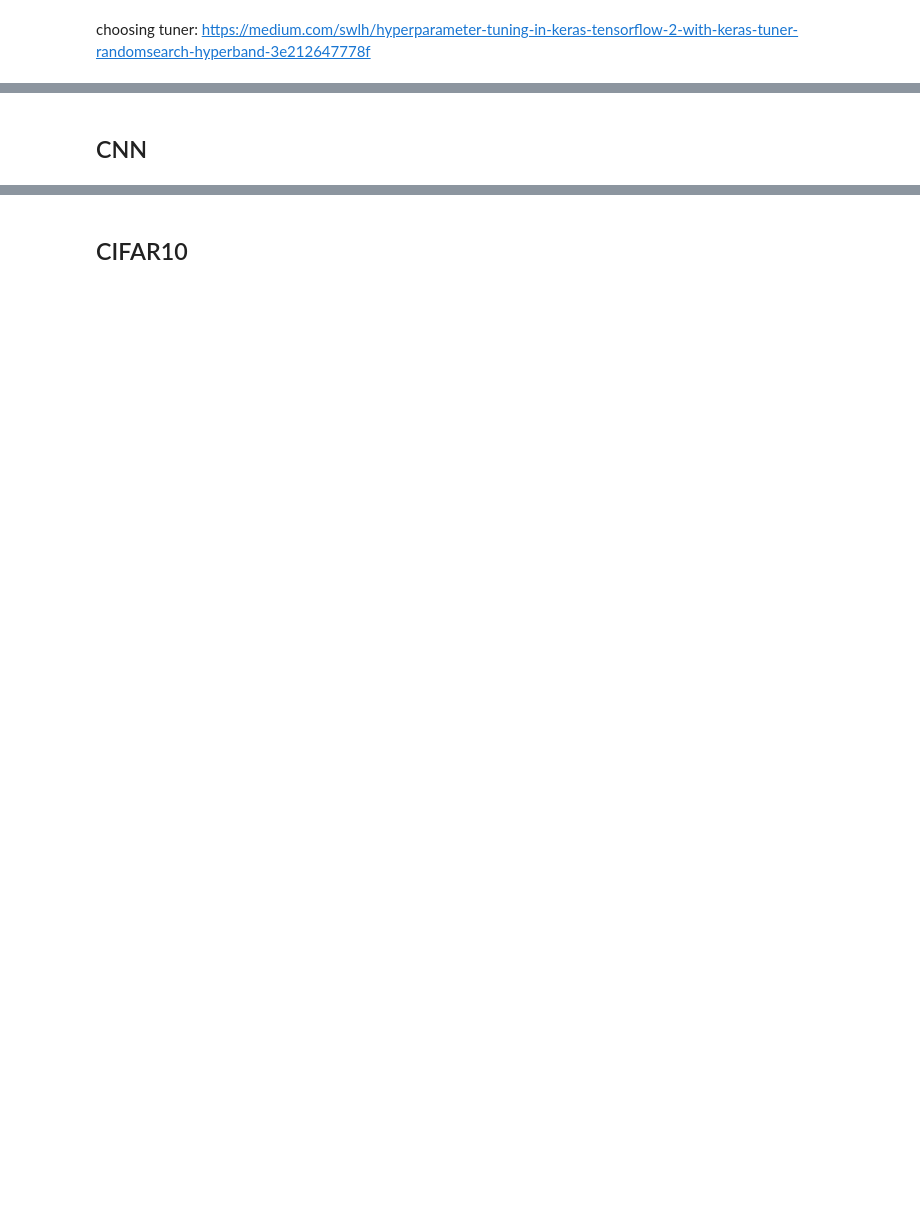
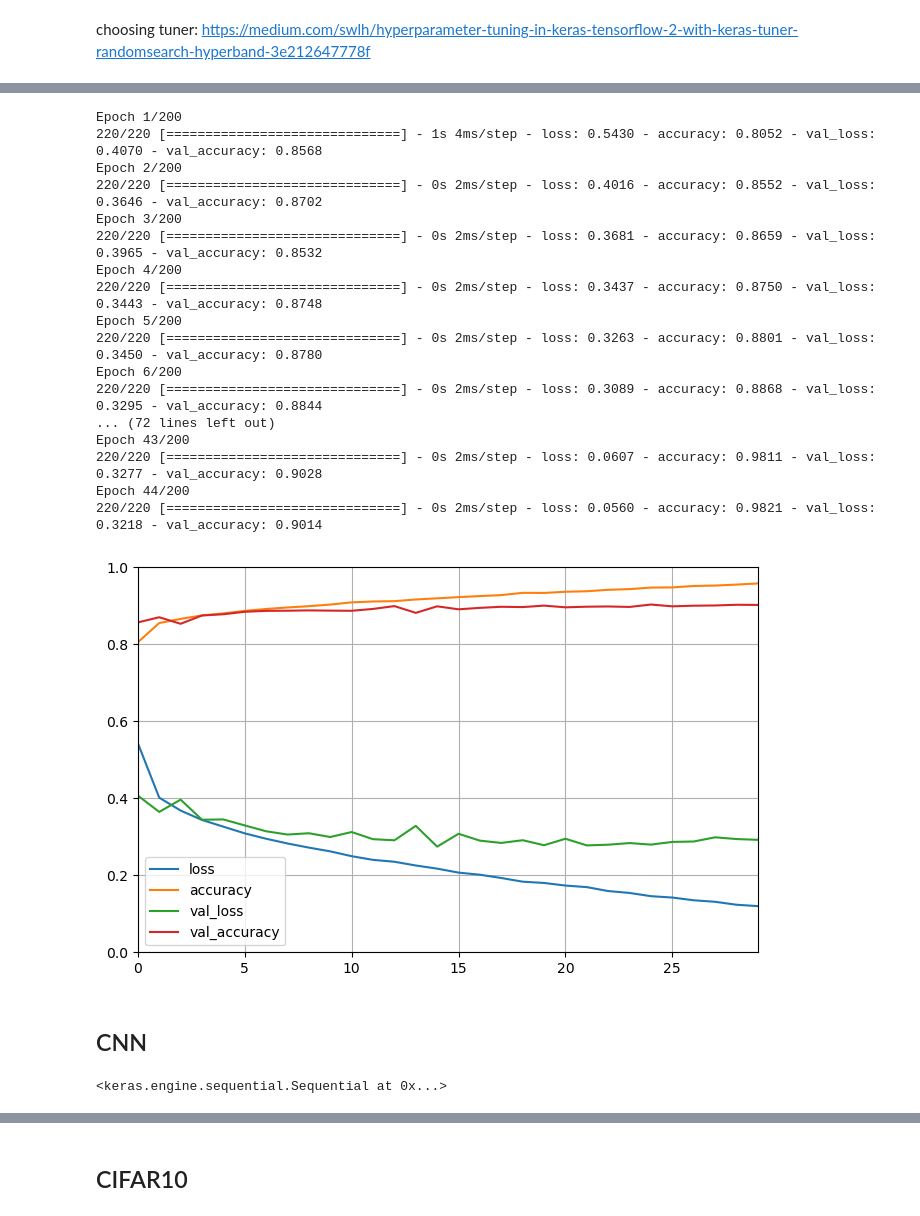
Before and after one commit to n0rdp0l/DeepLearning, a Jupyter notebook: Assignment_2/Question_1_Felix.ipynb, the cells around one changed output, grey strips where cells are left out. Cells and saved outputs as stored; diff of their text form; code cells hidden in the pictures; blank space fills up the shorter version.

```diff
--- a/Assignment_2/Question_1_Felix.ipynb
+++ b/Assignment_2/Question_1_Felix.ipynb
@@ -144,7 +167,7 @@ choosing tuner: https://medium.com/swlh/hyperparameter-tuning-in-keras-tensorflo
 Tuner = keras_tuner.BayesianOptimization(
     hypermodel=build_model,
     objective="val_accuracy",
-    max_trials=20,
+    max_trials=30,
     num_initial_points=2,
     seed=90,
     directory="Task1",
@@ -161,29 +221,23 @@ Tuner.search(X_train, y_train, epochs=150,callbacks=[tf.keras.callbacks.EarlySto
 # Get the top 3 models.
 models_mlp = Tuner.get_best_models(num_models=3)
 best_model_mlp = models_mlp[0]
-best_model_mlp2 = models_mlp[1]
-best_model_mlp3 = models_mlp[2]
-# Build 3 models for Fashion MNIST
+
+# Build model for Fashion MNIST
 best_model_mlp.build(input_shape=(None, 28, 28))
-best_model_mlp2.build(input_shape=(None, 28, 28))
-best_model_mlp3.build(input_shape=(None, 28, 28))
 
-# build 3 models for CIFAR10
-best_model_mlp_CIFAR10 = models_mlp[0]
-best_model_mlp2_CIFAR10 = models_mlp[1]
-best_model_mlp3_CIFAR10 = models_mlp[2]
 
-best_model_mlp_CIFAR10.build(input_shape=(None, 32, 32, 3))
-best_model_mlp2_CIFAR10.build(input_shape=(None, 32, 32, 3))
-best_model_mlp3_CIFAR10.build(input_shape=(None, 32, 32, 3))
+
 
 best_model_mlp.summary()
 Tuner.results_summary()
+best_model_mlp.evaluate(X_test, y_test)
 
-best_model_mlp.save("models/best_mlp.h5")
-best_model_mlp2.save("models/best_mlp2.h5")
-best_model_mlp3.save("models/best_mlp3.h5")
 
-best_model_mlp_CIFAR10.save("models/best_model_mlp_CIFAR10.h5")
-best_model_mlp2_CIFAR10.save("models/best_model_mlp2_CIFAR10.h5")
-best_model_mlp3_CIFAR10.save("models/best_model_mlp3_CIFAR10.h5")
+best_hp_mlp = Tuner.get_best_hyperparameters(3)
+mlp_set1 = Tuner.hypermodel.build(best_hp_mlp[0])
+mlp_set2 = Tuner.hypermodel.build(best_hp_mlp[1])
+mlp_set3 = Tuner.hypermodel.build(best_hp_mlp[2])
+
+#best_model_mlp.save("models/best_mlp.h5")
+#best_model_mlp2.save("models/best_mlp2.h5")
+#best_model_mlp3.save("models/best_mlp3.h5")
@@ -192,12 +262,31 @@ best_model_mlp.evaluate(X_test, y_test)
 # %%
-history = best_model_mlp.fit(X_train, y_train, epochs=30,
-                        validation_data=(X_valid, y_valid))
+history = mlp_set1.fit(X_train, y_train, epochs=200,callbacks=[tf.keras.callbacks.EarlyStopping(monitor='val_accuracy', patience=10)],
+            batch_size=250,validation_data=(X_valid, y_valid))
 
 pd.DataFrame(history.history).plot(figsize=(8,5))
 plt.grid(True)
 plt.gca().set_ylim(0,1) # set the vertical range to [0-1]
 plt.gca().set_xlim(0,29)
 plt.show()
+# %% [output]
+Epoch 1/200
+220/220 [==============================] - 1s 4ms/step - loss: 0.5430 - accuracy: 0.8052 - val_loss: 0.4070 - val_accuracy: 0.8568
+Epoch 2/200
+220/220 [==============================] - 0s 2ms/step - loss: 0.4016 - accuracy: 0.8552 - val_loss: 0.3646 - val_accuracy: 0.8702
+Epoch 3/200
+220/220 [==============================] - 0s 2ms/step - loss: 0.3681 - accuracy: 0.8659 - val_loss: 0.3965 - val_accuracy: 0.8532
+Epoch 4/200
+220/220 [==============================] - 0s 2ms/step - loss: 0.3437 - accuracy: 0.8750 - val_loss: 0.3443 - val_accuracy: 0.8748
+Epoch 5/200
+220/220 [==============================] - 0s 2ms/step - loss: 0.3263 - accuracy: 0.8801 - val_loss: 0.3450 - val_accuracy: 0.8780
+Epoch 6/200
+220/220 [==============================] - 0s 2ms/step - loss: 0.3089 - accuracy: 0.8868 - val_loss: 0.3295 - val_accuracy: 0.8844
+... (72 lines left out)
+Epoch 43/200
+220/220 [==============================] - 0s 2ms/step - loss: 0.0607 - accuracy: 0.9811 - val_loss: 0.3277 - val_accuracy: 0.9028
+Epoch 44/200
+220/220 [==============================] - 0s 2ms/step - loss: 0.0560 - accuracy: 0.9821 - val_loss: 0.3218 - val_accuracy: 0.9014
+[figure, added]
 # %% [markdown]
 ## CNN
 # %%
@@ -215,11 +304,11 @@ def build_model_cnn(hp):
         padding='same',)
     )
     model.add(
-    layers.MaxPooling2D(pool_size = hp.Choice('pool_size', values = [2,3,4]),
+    layers.MaxPooling2D(2),
     ),
-    )
+
     # Tune the number of layers.
-    for i in range(hp.Int("num_cnn_layers",default=4, min_value=1, max_value=4)):
+    for i in range(hp.Int("num_cnn_layers",default=2, min_value=1, max_value=3)):
         if i == 0:
             model.add(
                 layers.Conv2D(
@@ -312,6 +401,8 @@ def build_model_cnn(hp):
     return model
 
 build_model_cnn(keras_tuner.HyperParameters())
+# %% [output]
+<keras.engine.sequential.Sequential at 0x...>
 # %%
 tuner = keras_tuner.BayesianOptimization(
     hypermodel=build_model_cnn,
```
Also changed, not shown: parts of 27 cells of this notebook, 1 other file.
